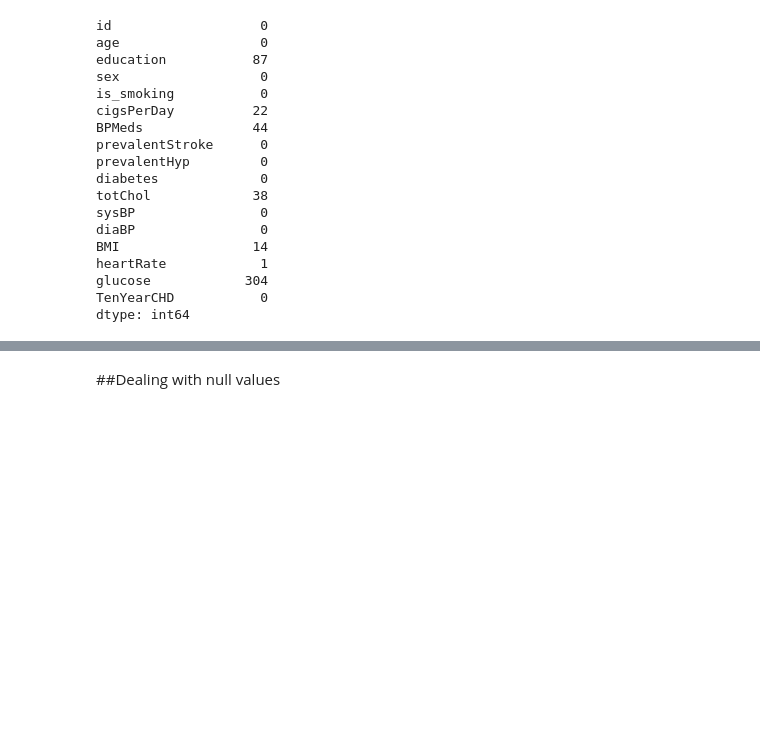
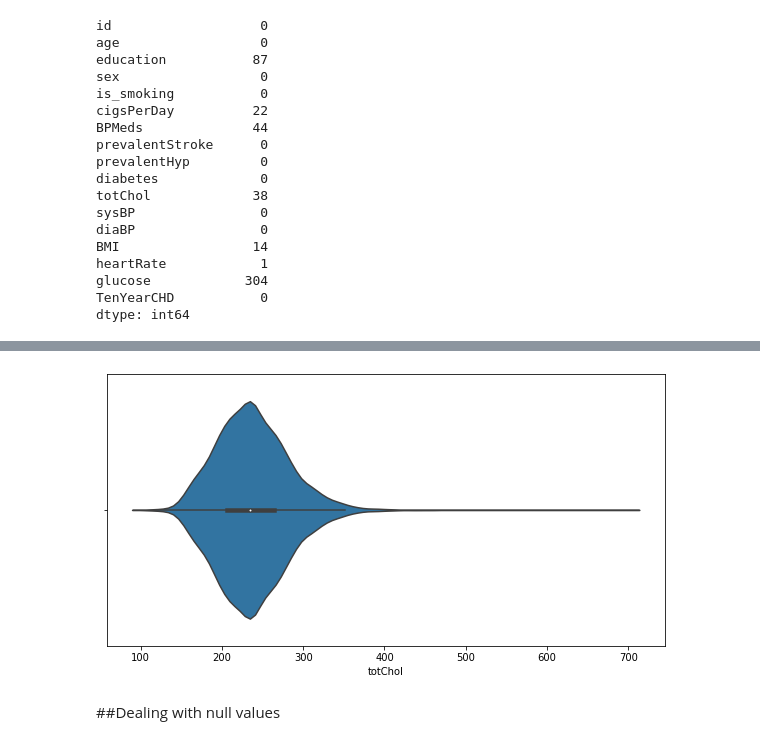
Before and after one commit to sravyagadam/ML_Classification, a Jupyter notebook: AlmaBetter_ML_Classification_CardioVascularRisk.ipynb, the cells around one changed output, grey strips where cells are left out. Saved outputs shown, nothing was run; the diff lists cells and outputs as text; code cells hidden in the pictures; blank space fills up the shorter version.

```diff
--- a/AlmaBetter_ML_Classification_CardioVascularRisk.ipynb
+++ b/AlmaBetter_ML_Classification_CardioVascularRisk.ipynb
@@ -121,3 +146,9 @@ dtype: int64
+# %%
+plt.figure(figsize = (10,5))
+ax= sns.violinplot(data['totChol'])
+plt.show()
+# %% [output]
+[figure, added]
 # %% [markdown]
 ##Dealing with null values
 # %% [markdown]
```
Also changed, not shown: parts of 18 cells of this notebook.
